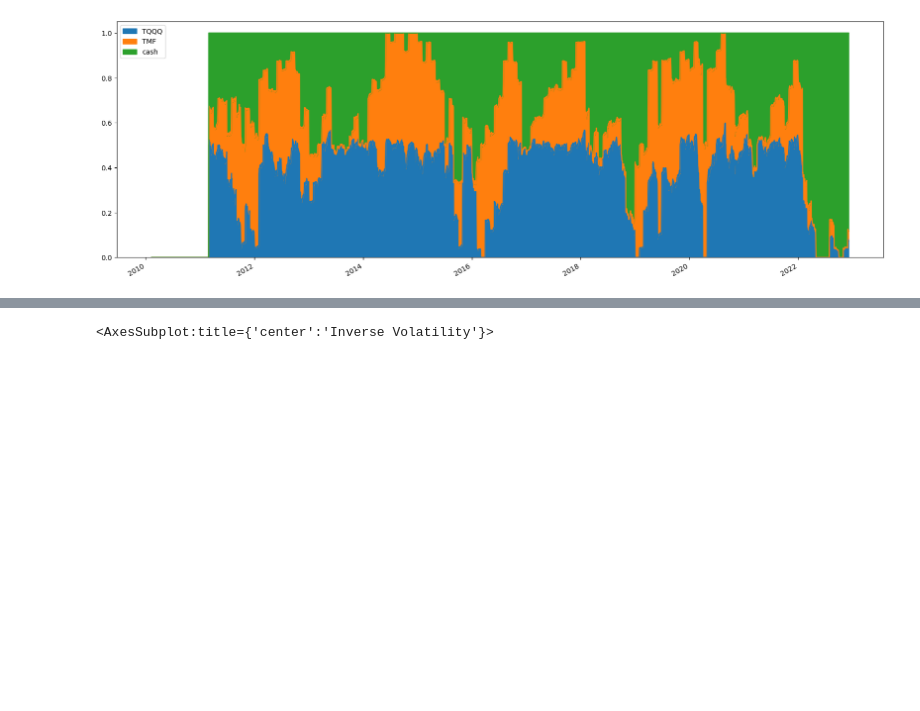
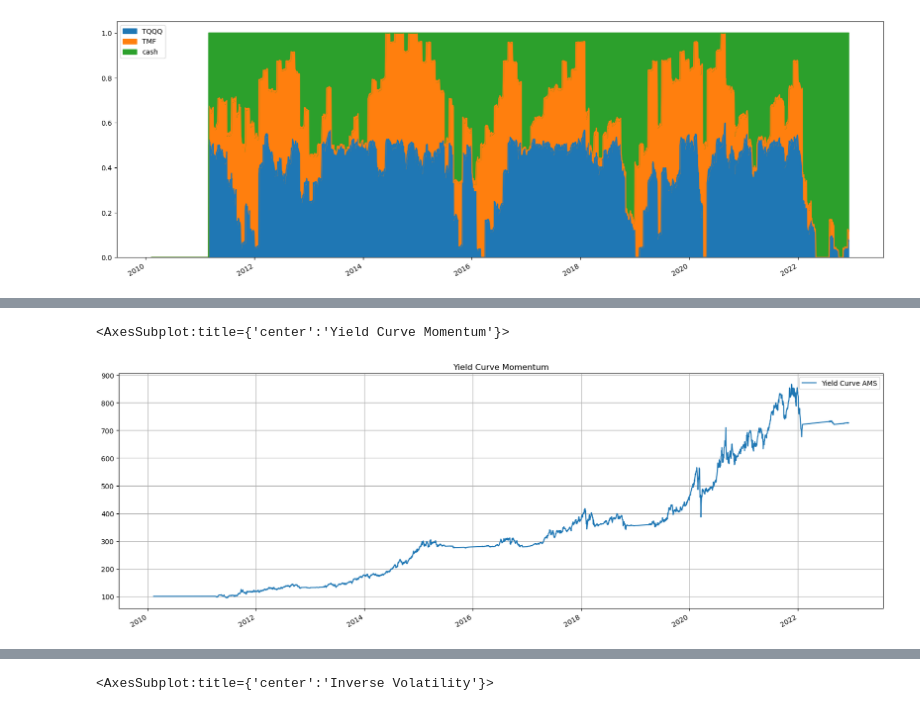
Before and after one commit to unius1004/DualMomentum, a Jupyter notebook: reverage_strategy.ipynb, the cells around one changed output, grey strips where cells are left out. Drawn from its saved outputs; the diff is of its cells as text; code cells hidden in the pictures; blank space fills up the shorter version.

```diff
--- a/reverage_strategy.ipynb
+++ b/reverage_strategy.ipynb
@@ -355,13 +355,13 @@ avg_report.get_security_weights().plot.area(figsize=(20,7))
 [figure]
 # %%
 # 수익률곡선+평균모멘텀 스코어 백테스트
-def YieldCurveMomentum_BT(assets, months, start_day, run_on_end_of_period=False, lag=1, ycurve_lookback=6, name='Yield Curve AMS'):
+def YieldCurveMomentum_BT(assets, months, start_day, run_on_end_of_period=False, lag=1, ylookback=6, name='Yield Curve AMS'):
     s = bt.Strategy(name, [bt.algos.RunAfterDate(start_day),
                            bt.algos.RunMonthly(run_on_first_date=False, run_on_end_of_period=run_on_end_of_period, run_on_last_date=False),
                            #bt.algos.PrintInfo('{name}:{now}. Value:{_value:0.0f}, Price:{_price:0.4f}'),
                            #bt.algos.PrintDate(),
                            bt.algos.SelectAll(),
-                           WeighAMSwithYieldCurve(lookback=months, lag=lag, ycurve_lookback=ycurve_lookback),
+                           WeighAMSwithYieldCurve(lookback=months, lag=lag, ylookback=ylookback),
                            #bt.algos.PrintTempData(),
                            bt.algos.Rebalance()])
     return bt.Backtest(s, assets, initial_capital=100000000.0)
@@ -378,5 +368,4 @@ dtype: int64
 # %%
 assets_cash['yieldcurve'] = avg_report.prices['AMS_CASH(0)'].rebase(1).copy()
-print('asset_cash \n', assets_cash)
-yieldAms = YieldCurveMomentum_BT(assets_cash, 12, start_day, False, lag, 6, 'Yield Curve AMS')
-yieldAms_report = bt.run(yieldAms)
+yams = YieldCurveMomentum_BT(assets_cash, 12, start_day, False, lag, 6, 'Yield Curve AMS')
+yams_report = bt.run(yams)
@@ -402,2 +372,5 @@ Exception: Cannot allocate capital to 2010-07-30 00:00:00 because price is 0 as
 # %%
-yieldAms_report.plot(figsize=(20,7), grid=True, title='Yield Curve Momentum')
+yams_report.plot(figsize=(20,7), grid=True, title='Yield Curve Momentum')
+# %% [output]
+<AxesSubplot:title={'center':'Yield Curve Momentum'}>
+[figure, added]
```
Also changed, not shown: parts of 13 cells of this notebook, 1 other file.
